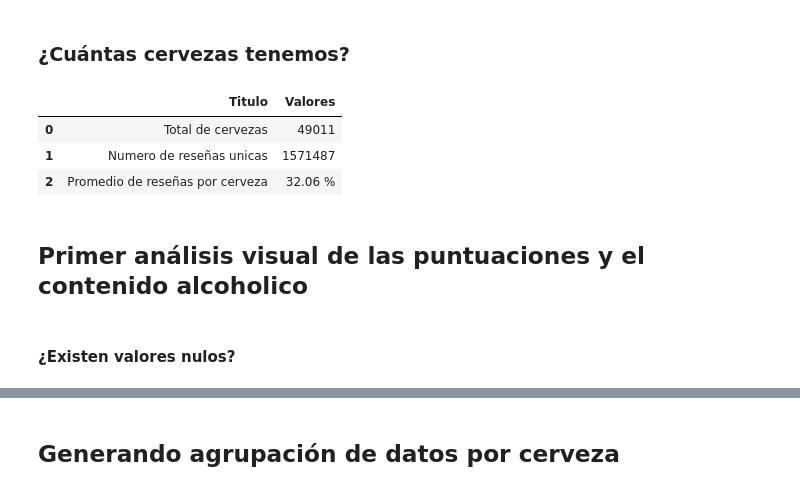
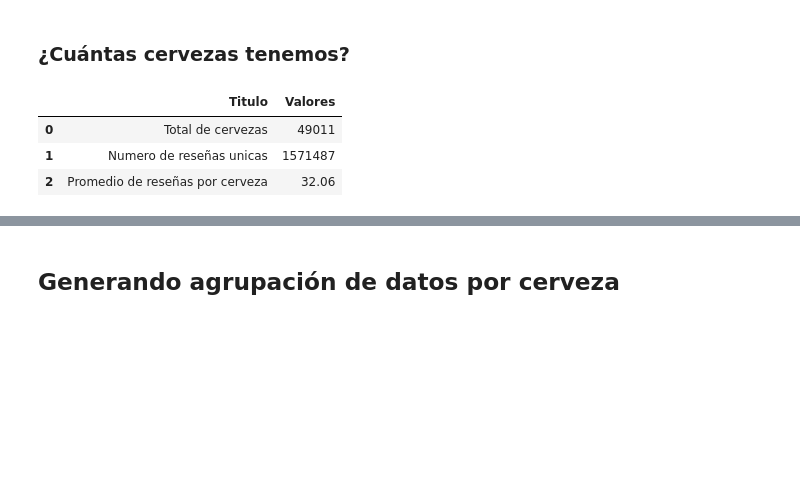
Before and after one commit to arouiller/BeerAnalysis, a Jupyter notebook: 02. Analisis exploratorio y limpieza de datos.ipynb, the cells around one changed output, grey strips where cells are left out. Drawn from its saved outputs; the diff is of its cells as text; code cells hidden in the pictures; blank space fills up the shorter version.

```diff
--- a/02. Analisis exploratorio y limpieza de datos.ipynb
+++ b/02. Analisis exploratorio y limpieza de datos.ipynb
@@ -255,16 +264,12 @@ df_cervezas.to_csv(file_cervezas_unicas, index=False)
 # %%
 pd.DataFrame(
     {
         'Titulo' : ['Total de cervezas', 'Numero de reseñas unicas', 'Promedio de reseñas por cerveza'],
-        'Valores' : [str(len(df_cervezas)), str(len(df_resenias_unicas)), str(round(len(df_resenias_unicas) / len(df_cervezas), 2))+' %'],
+        'Valores' : [str(len(df_cervezas)), str(len(df_resenias_unicas)), str(round(len(df_resenias_unicas) / len(df_cervezas), 2))],
     }
 )
 # %% [output]
 |  | Titulo | Valores |
 | 0 | Total de cervezas | 49011 |
 | 1 | Numero de reseñas unicas | 1571487 |
-| 2 | Promedio de reseñas por cerveza | 32.06 % |
+| 2 | Promedio de reseñas por cerveza | 32.06 |
-# %% [markdown]
-## Primer análisis visual de las puntuaciones y el contenido alcoholico
-# %% [markdown]
-#### ¿Existen valores nulos?
```
Also changed, not shown: parts of 21 cells of this notebook, 16 other files.
